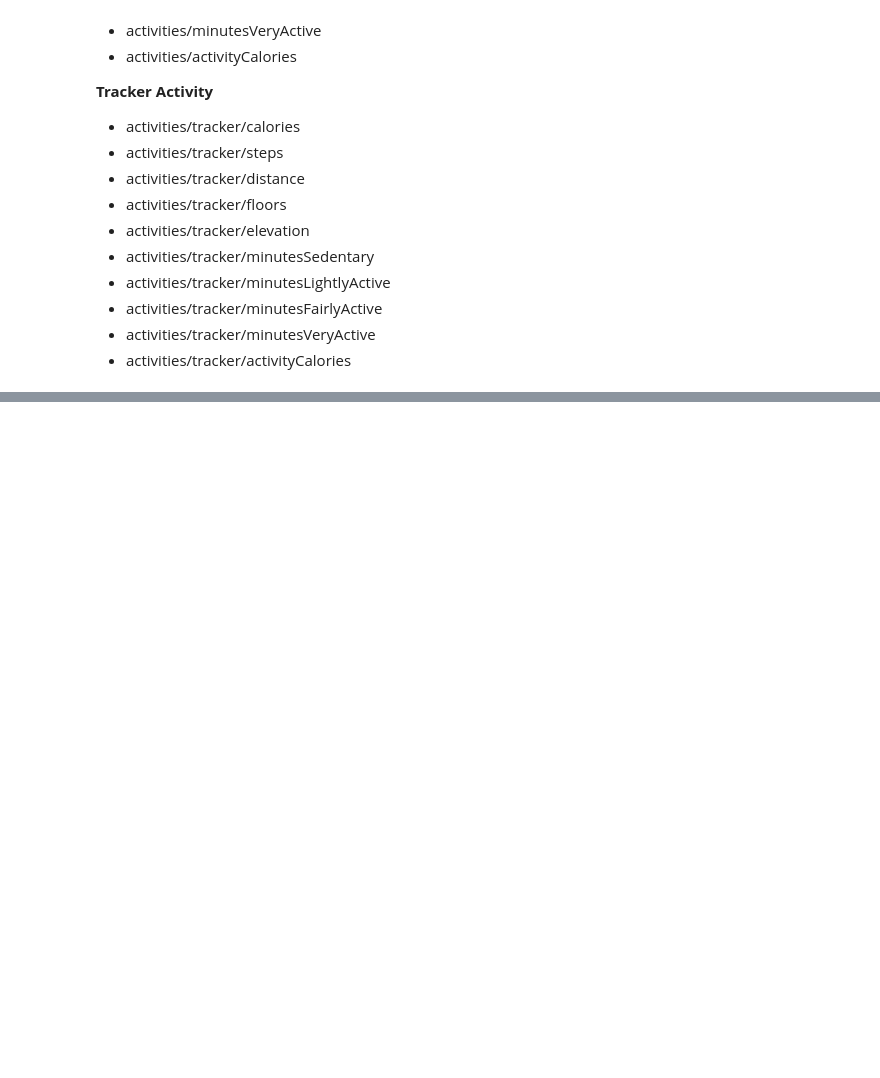
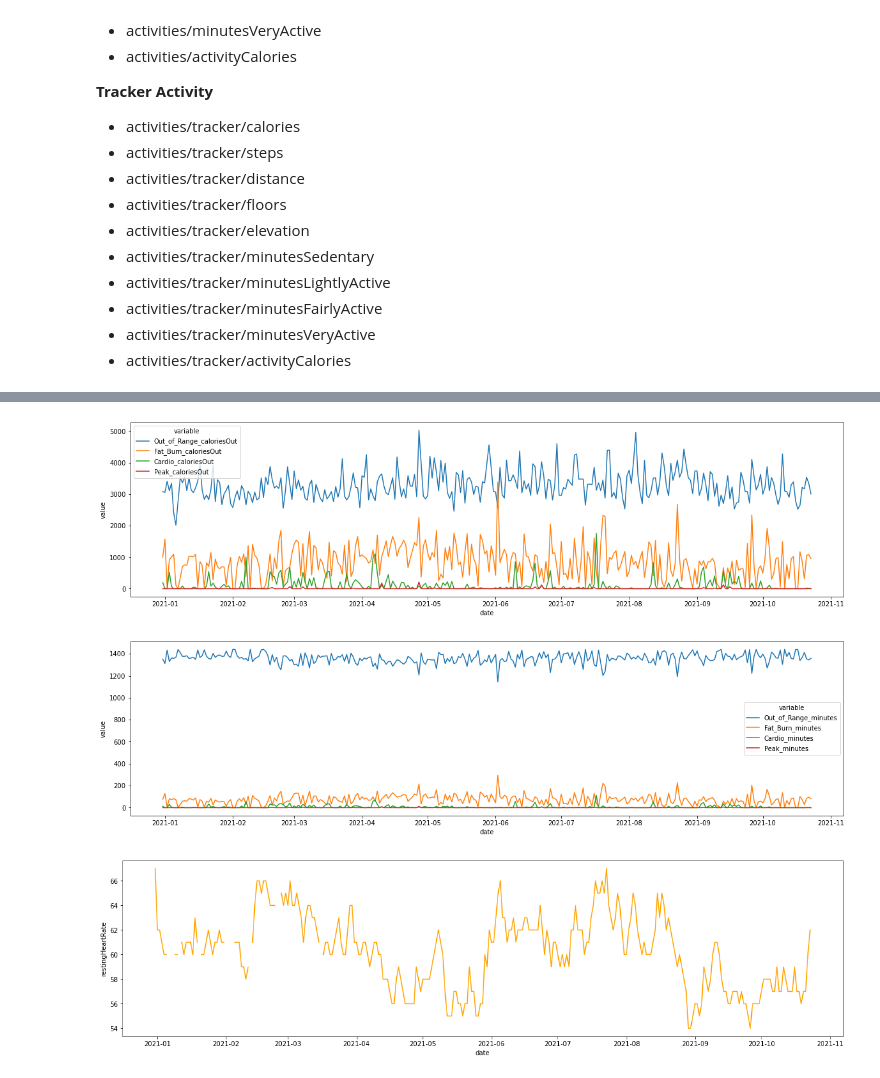
Before and after one commit to jameshtwose/jms_fitbit_analyses, a Jupyter notebook: python-fitbit/request_my_data.ipynb, the cells around one changed output, grey strips where cells are left out. Drawn from its saved outputs; the diff is of its cells as text; code cells hidden in the pictures; blank space fills up the shorter version.

```diff
--- a/python-fitbit/request_my_data.ipynb
+++ b/python-fitbit/request_my_data.ipynb
@@ -10,6 +10,9 @@ import os
 from dotenv import load_dotenv, find_dotenv
 import matplotlib.pyplot as plt
 import seaborn as sns
+# %%
+def flatten(t):
+    return [item for sublist in t for item in sublist]
 # %%
 # Load your credentials
 load_dotenv(find_dotenv())
@@ -98,0 +161,62 @@ display(df.head()), df.shape
+# %%
+tmp=auth2_client.time_series(resource=f"activities/{feature}", period="1y")
+# %%
+tmp_heart_df = (pd.DataFrame(tmp['activities-heart'])
+ .assign(**{"date": lambda x: pd.to_datetime(x["dateTime"]),
+             "restingHeartRate": lambda x: x
+            .loc[:, "value"]
+            .apply(pd.Series)
+            .loc[:, "restingHeartRate"]
+           }
+        )
+ # .loc[:, "heartRateZones"]
+ # .apply(pd.Series)
+)
+
+tmp_all_hearts_df = pd.concat([(tmp_heart_df
+ .loc[:, "value"]
+            .apply(pd.Series)
+            .loc[:, "heartRateZones"]
+ .apply(pd.Series)
+ .loc[:, x]
+ .apply(pd.Series)
+  [["caloriesOut", "minutes"]]
+) for x in range(0,4)], axis=1)
+
+zone_names_list = [x['name'].replace(" ", "_") for x in tmp_heart_df.loc[:, "value"].iloc[0]["heartRateZones"]]
+
+tmp_all_hearts_df.columns=flatten([[f"{x}_caloriesOut", f"{x}_minutes"] for x in zone_names_list])
+
+heart_df = pd.merge(tmp_heart_df[["date", "restingHeartRate"]], tmp_all_hearts_df, left_index=True, right_index=True)
+
+_ = plt.figure(figsize=(20, 5))
+ax = sns.lineplot(data=heart_df
+                  .set_index("date")
+                  .filter(regex="calories")
+                  .reset_index()
+                  .melt(id_vars="date"),
+                     x="date",
+                     y="value",
+                  hue="variable"
+                     )
+_ = plt.figure(figsize=(20, 5))
+ax = sns.lineplot(data=heart_df
+                  .set_index("date")
+                  .filter(regex="minutes")
+                  .reset_index()
+                  .melt(id_vars="date"),
+                     x="date",
+                     y="value",
+                  hue="variable"
+                     )
+
+_ = plt.figure(figsize=(20, 5))
+ax = sns.lineplot(data=tmp_heart_df,
+                 x="date",
+                 y="restingHeartRate",
+                 color="orange"
+                 )
+# %% [output]
+[figure, added]
+[figure, added]
+[figure, added]
```
Also changed, not shown: parts of 59 cells of this notebook, 4 other files.
